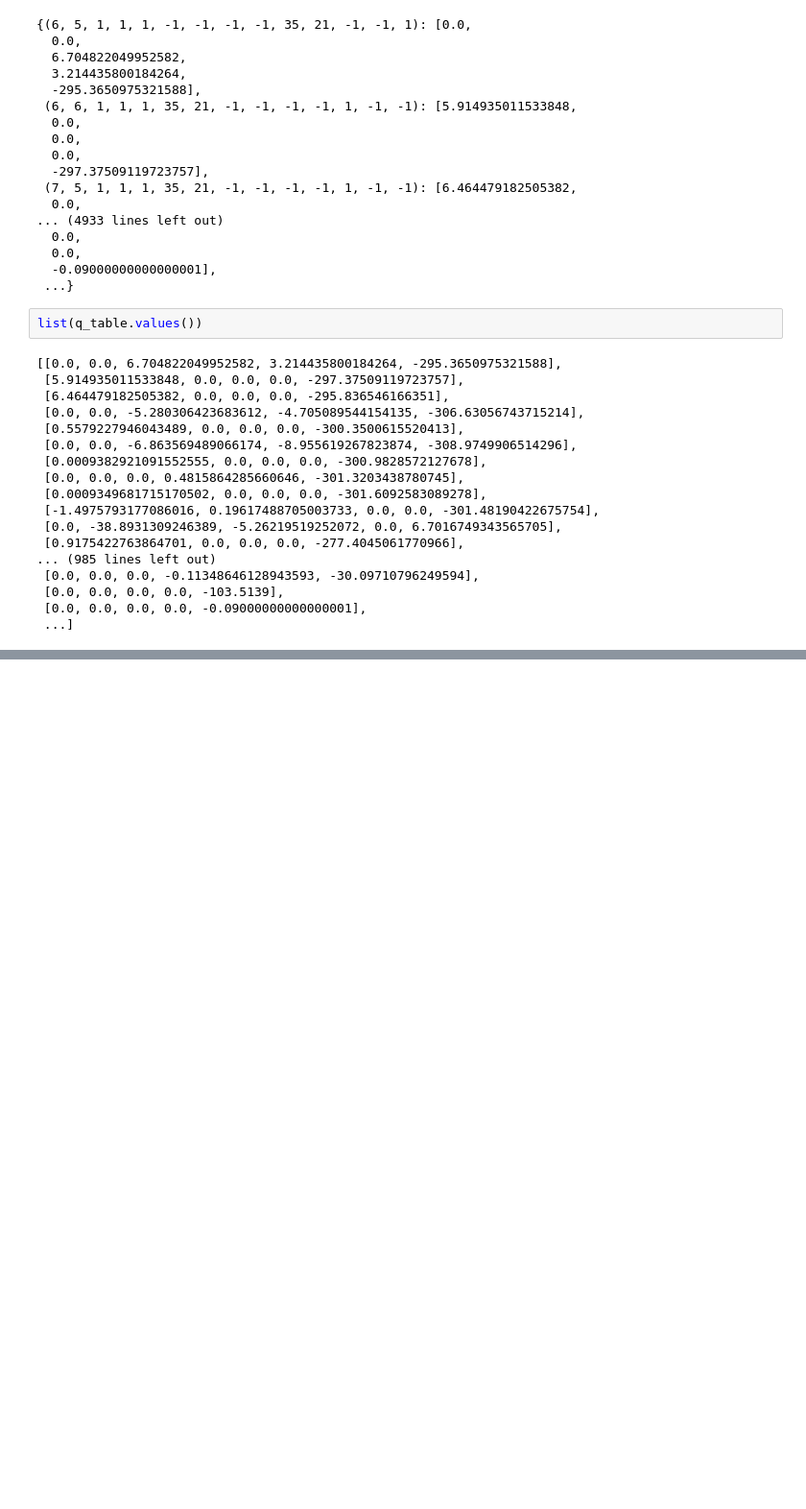
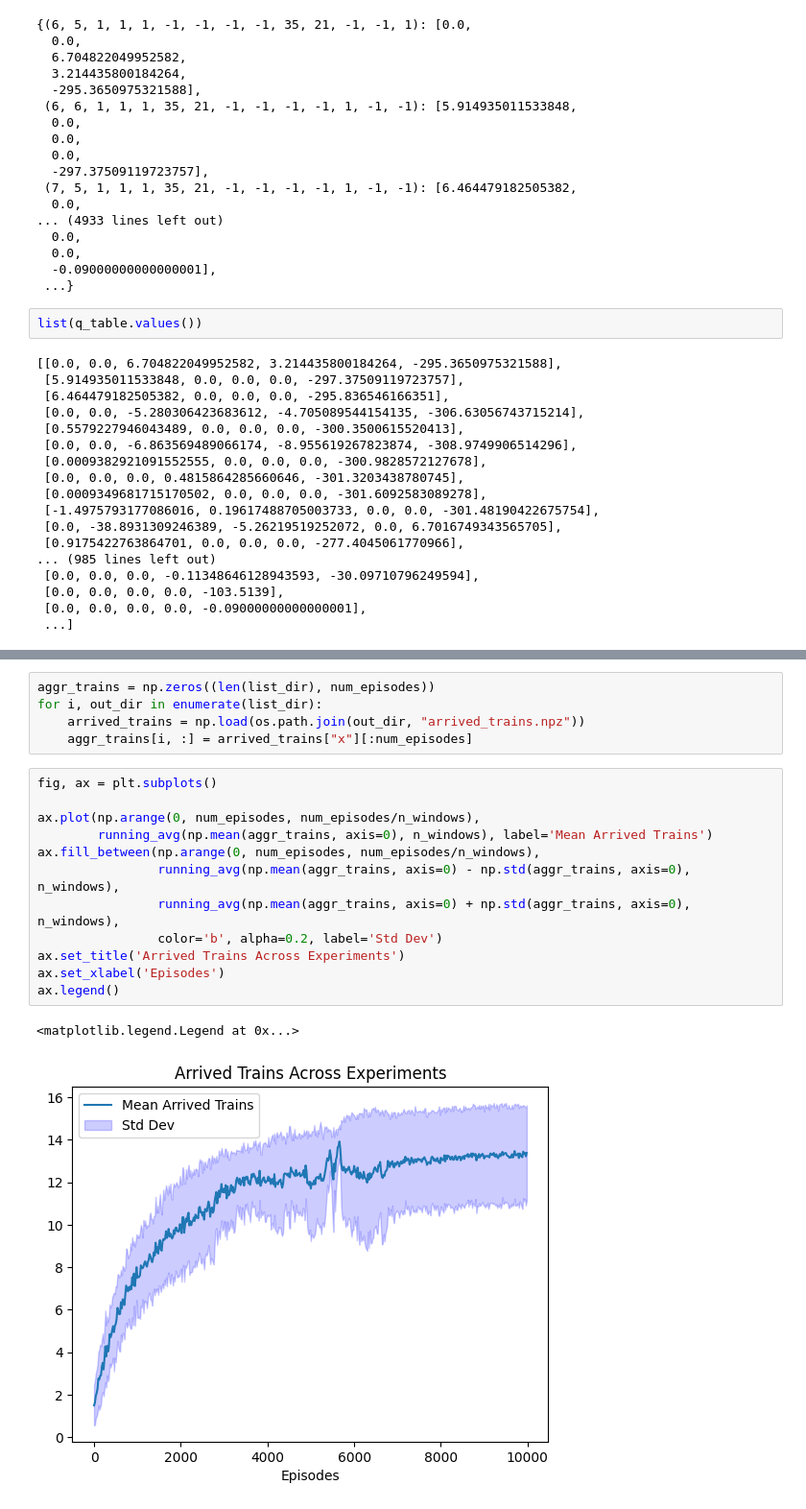
Before and after one commit to gvlos/SwitchFL, a Jupyter notebook: plot.ipynb, the cells around one changed output, grey strips where cells are left out. Shown at 96% size. Cells and saved outputs as stored; diff of their text form; blank space fills up the shorter version.

```diff
--- a/plot.ipynb
+++ b/plot.ipynb
@@ -86,0 +133,20 @@ list(q_table.values())
+# %%
+aggr_trains = np.zeros((len(list_dir), num_episodes))
+for i, out_dir in enumerate(list_dir):
+    arrived_trains = np.load(os.path.join(out_dir, "arrived_trains.npz"))
+    aggr_trains[i, :] = arrived_trains["x"][:num_episodes]
+# %%
+fig, ax = plt.subplots()
+
+ax.plot(np.arange(0, num_episodes, num_episodes/n_windows),
+        running_avg(np.mean(aggr_trains, axis=0), n_windows), label='Mean Arrived Trains')
+ax.fill_between(np.arange(0, num_episodes, num_episodes/n_windows),
+                running_avg(np.mean(aggr_trains, axis=0) - np.std(aggr_trains, axis=0), n_windows),
+                running_avg(np.mean(aggr_trains, axis=0) + np.std(aggr_trains, axis=0), n_windows),
+                color='b', alpha=0.2, label='Std Dev')
+ax.set_title('Arrived Trains Across Experiments')
+ax.set_xlabel('Episodes')
+ax.legend()
+# %% [output]
+<matplotlib.legend.Legend at 0x...>
+[figure, added]
```
Also changed, not shown: parts of 11 cells of this notebook, 7 other files.
